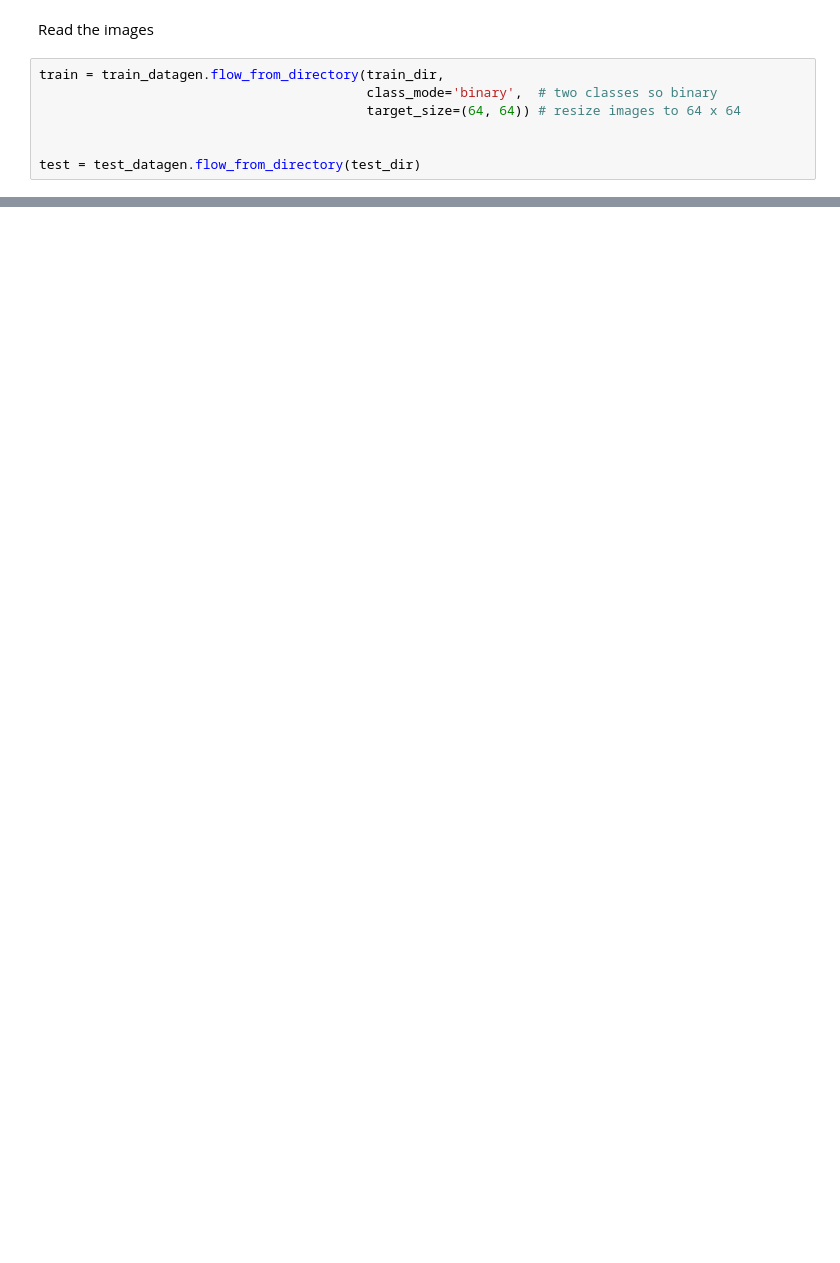
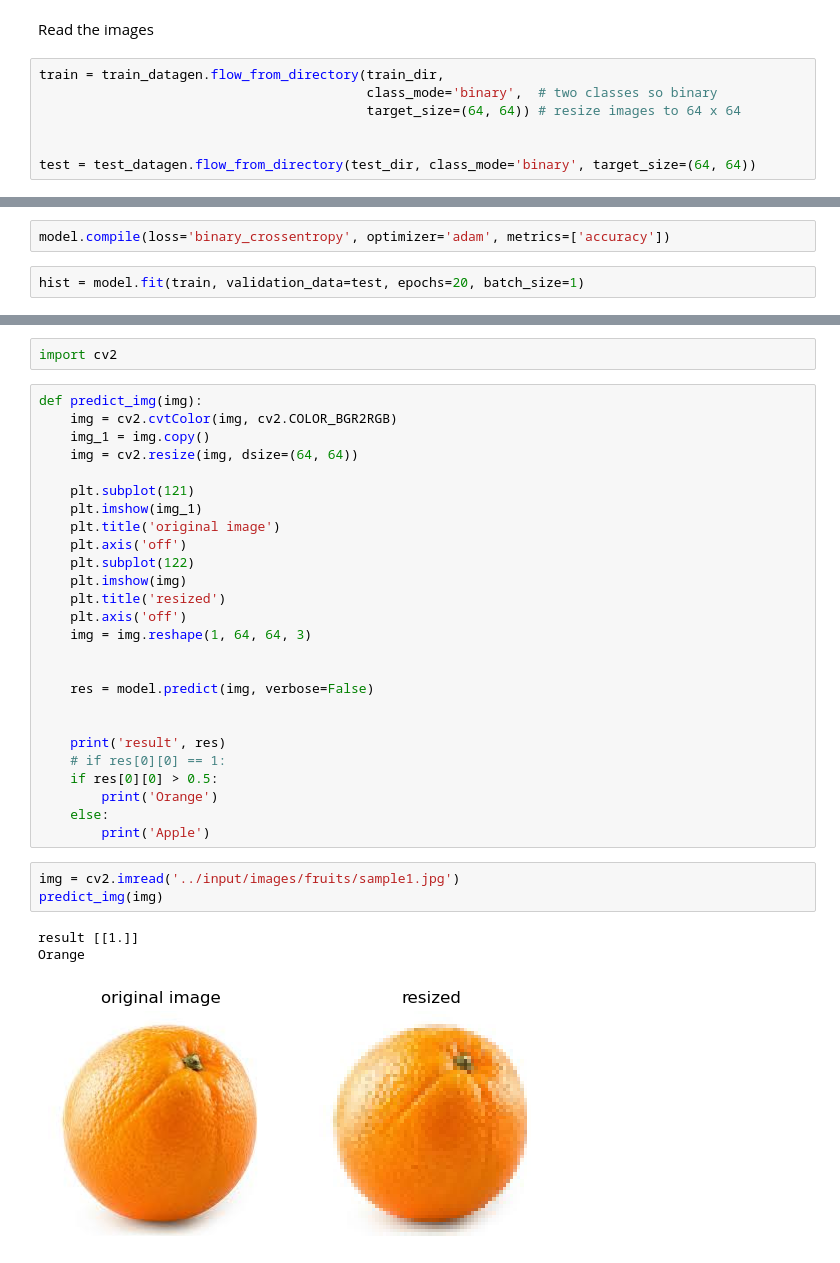
Before and after one commit to DAI-ai-code/NLP-CV, a Jupyter notebook: CV/day3/9_fruits.ipynb, the cells around one changed output, grey strips where cells are left out. Cells and saved outputs as stored; diff of their text form; blank space fills up the shorter version.

```diff
--- a/CV/day3/9_fruits.ipynb
+++ b/CV/day3/9_fruits.ipynb
@@ -25,4 +25,4 @@ train = train_datagen.flow_from_directory(train_dir,
                                           target_size=(64, 64)) # resize images to 64 x 64
 
 
-test = test_datagen.flow_from_directory(test_dir)
+test = test_datagen.flow_from_directory(test_dir, class_mode='binary', target_size=(64, 64))
@@ -28,0 +80,4 @@ test = test_datagen.flow_from_directory(test_dir)
+# %%
+model.compile(loss='binary_crossentropy', optimizer='adam', metrics=['accuracy'])
+# %%
+hist = model.fit(train, validation_data=test, epochs=20, batch_size=1)
@@ -28,0 +102,35 @@ test = test_datagen.flow_from_directory(test_dir)
+# %%
+import cv2
+# %%
+def predict_img(img):
+    img = cv2.cvtColor(img, cv2.COLOR_BGR2RGB)
+    img_1 = img.copy()
+    img = cv2.resize(img, dsize=(64, 64))
+
+    plt.subplot(121)
+    plt.imshow(img_1)
+    plt.title('original image')
+    plt.axis('off')
+    plt.subplot(122)
+    plt.imshow(img)
+    plt.title('resized')
+    plt.axis('off')
+    img = img.reshape(1, 64, 64, 3)
+
+
+    res = model.predict(img, verbose=False)
+
+
+    print('result', res)
+    # if res[0][0] == 1:
+    if res[0][0] > 0.5:
+        print('Orange')
+    else:
+        print('Apple')
+# %%
+img = cv2.imread('../input/images/fruits/sample1.jpg')
+predict_img(img)
+# %% [output]
+result [[1.]]
+Orange
+[figure, added]
```
Also changed, not shown: parts of 7 cells of this notebook, 5 other files.
